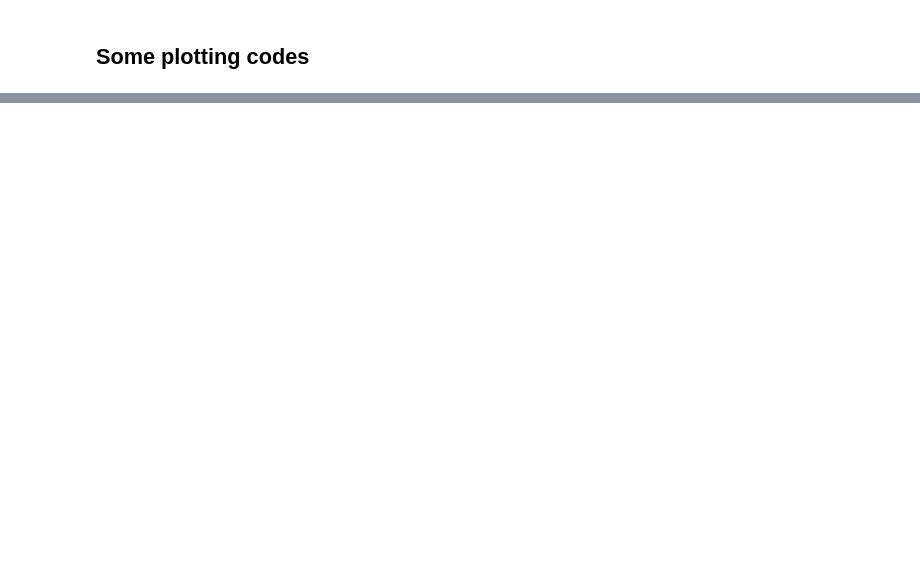
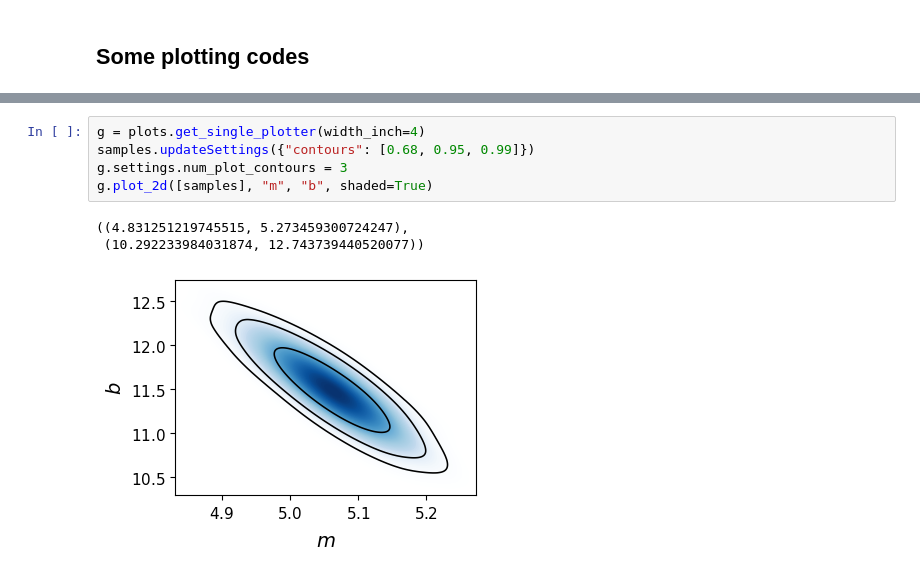
Before and after one commit to alpish0510/WALKER, a Jupyter notebook: constructor.ipynb, the cells around one changed output, grey strips where cells are left out. Drawn from its saved outputs; the diff is of its cells as text; blank space fills up the shorter version.

```diff
--- a/constructor.ipynb
+++ b/constructor.ipynb
@@ -1142,0 +1195,9 @@ g.triangle_plot([samples], filled=True)
+# %%
+g = plots.get_single_plotter(width_inch=4)
+samples.updateSettings({"contours": [0.68, 0.95, 0.99]})
+g.settings.num_plot_contours = 3
+g.plot_2d([samples], "m", "b", shaded=True)
+# %% [output]
+((4.831251219745515, 5.273459300724247),
+ (10.292233984031874, 12.743739440520077))
+[figure, added]
```
Also changed, not shown: parts of 11 cells of this notebook, 1 other file.
